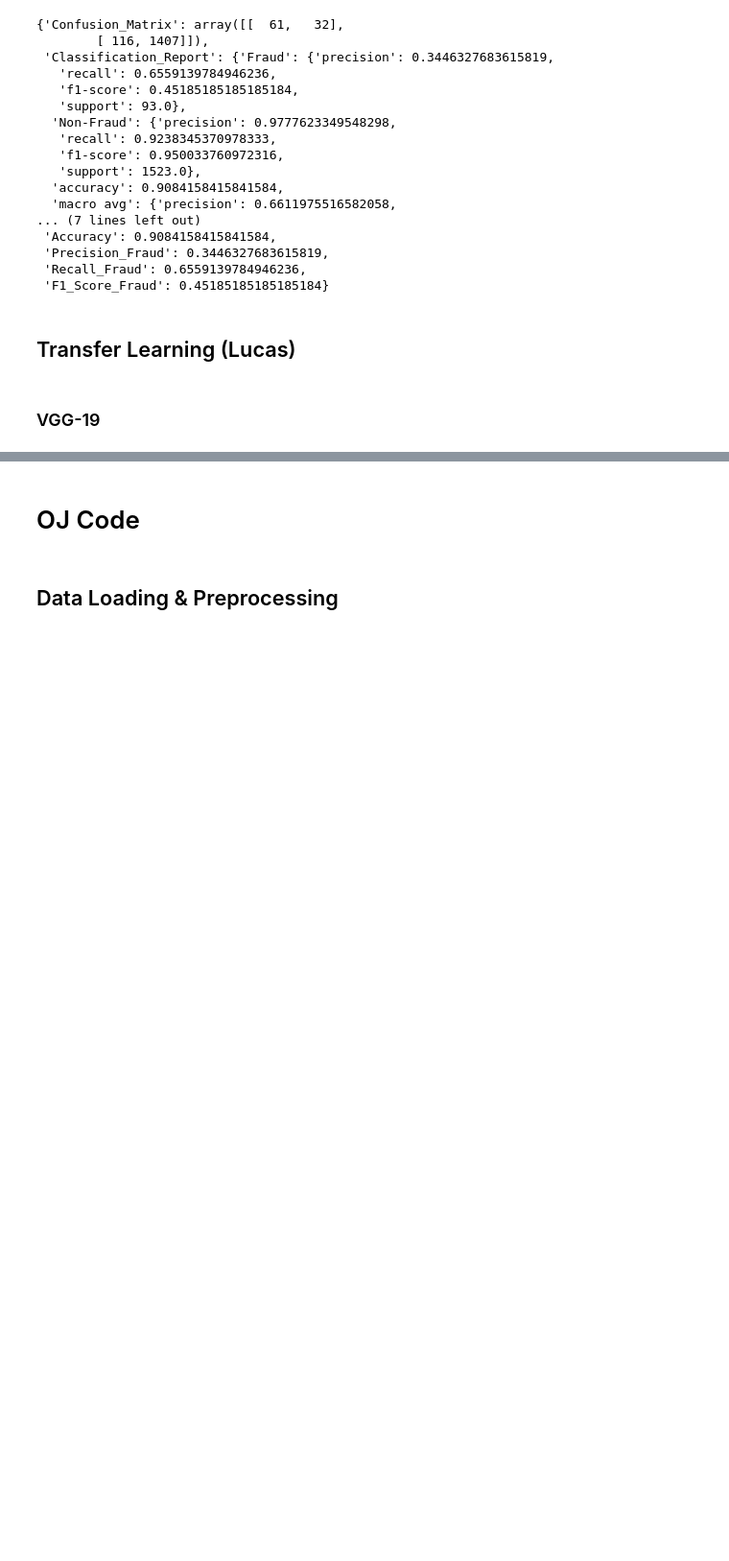
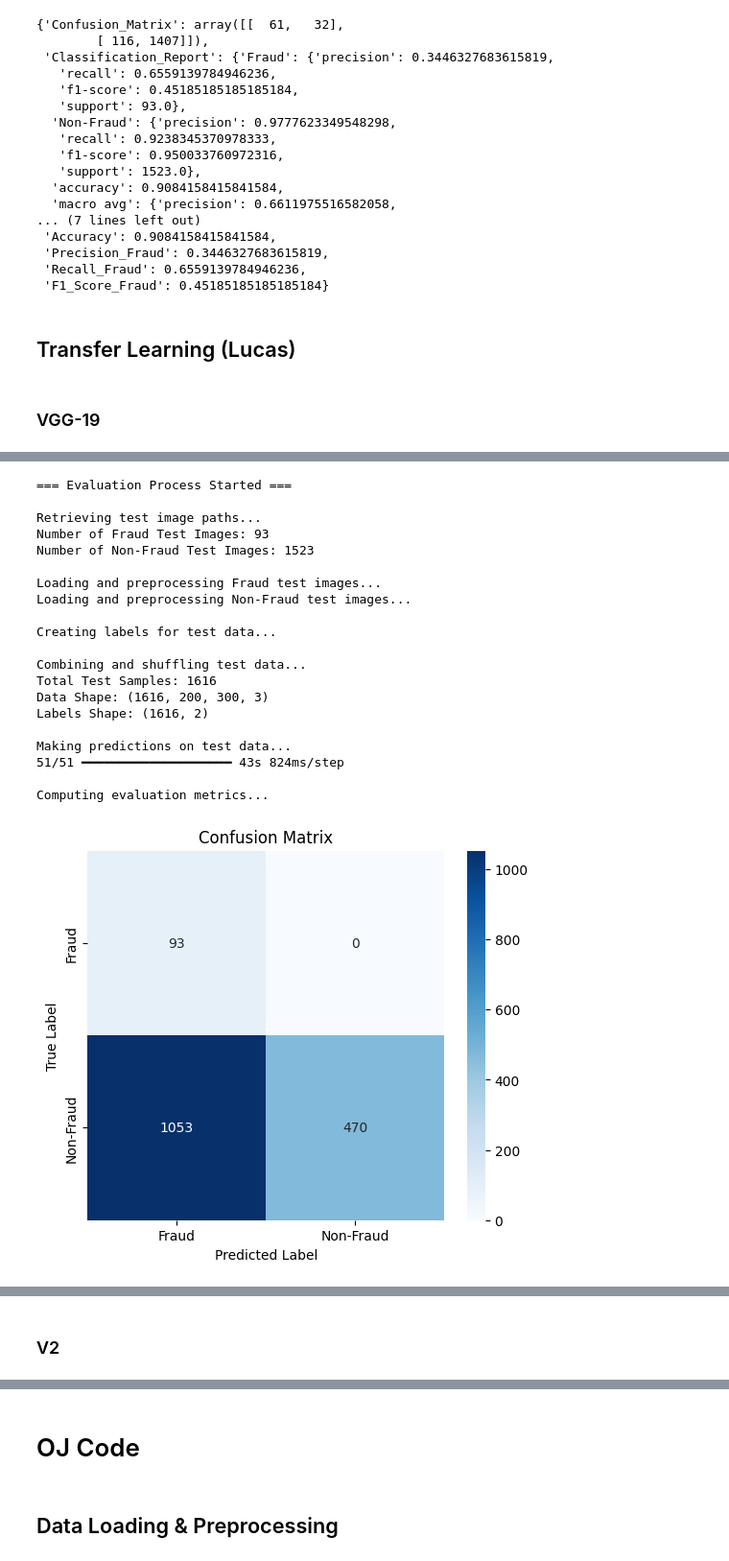
Before and after one commit to Lucas-Mueller/Beat-the-Model-Creation, a Jupyter notebook: Model_Creation.ipynb, the cells around one changed output, grey strips where cells are left out. Shown at 96% size. Drawn from its saved outputs; the diff is of its cells as text; code cells hidden in the pictures; blank space fills up the shorter version.

```diff
--- a/Model_Creation.ipynb
+++ b/Model_Creation.ipynb
@@ -36,2 +40,6 @@ resolution_vertical = 400
+# %%
+resolution_horizontal = 300
+resolution_vertical = 200
+color_channels = 1
 # %% [markdown]
 ## Data Loading & Preprocessing
@@ -504,7 +672,7 @@ os.environ['SSL_CERT_FILE'] = certifi.where()
 from keras.applications import VGG19
 
 # Load InceptionV3 model without the top layer and freeze its layers
-base_model_custom = VGG19(weights="imagenet", include_top=False, input_shape=(resolution_vertical, resolution_horizontal, 3))
+base_model_custom = VGG19(weights="imagenet", include_top=False, input_shape=(resolution_vertical, resolution_horizontal, color_channels))
 base_model_custom.trainable = False
 
 
@@ -513,13 +681,12 @@ base_model_custom.trainable = False
 x = base_model_custom.output
 x = layers.Conv2D(256, activation="relu", kernel_size=(2, 2), padding="VALID", name="VGG19_Conv2D_1")(x)
 x = layers.BatchNormalization(name="VGG19_BatchNormalization_1")(x)
-x = layers.Dropout(0.2, seed=42, name="VGG19_Dropout_1")(x)
+x = layers.Dropout(0.2, seed=42, name="VGG19_Dropout_2")(x)
 x = layers.Conv2D(128, activation="relu", kernel_size=(2, 2), padding="VALID", name="VGG19_Conv2D_2")(x)
 x = layers.BatchNormalization(name="VGG19_BatchNormalization_2")(x)
-x = layers.Conv2D(128, activation="relu", kernel_size=(2, 2), padding="VALID", name="VGG19_Conv2D_3")(x)
+x = layers.Conv2D(64, activation="relu", kernel_size=(2, 2), padding="VALID", name="VGG19_Conv2D_3")(x)
 x = layers.BatchNormalization(name="VGG19_BatchNormalization_3")(x)
 x = layers.GlobalAveragePooling2D(name="VGG19_GlobalAveragePooling2D")(x)
-x = layers.Dropout(0.2, seed=42, name="VGG19_Dropout_2")(x)
 x = layers.Flatten(name="VGG19_Flatten")(x)
 predictions = layers.Dense(2, activation="sigmoid", name="VGG19_Dense")(x)
 
@@ -527,8 +694,9 @@ predictions = layers.Dense(2, activation="sigmoid", name="VGG19_Dense")(x)
 VGG19_custom = Model(inputs=base_model_custom.input, outputs=predictions, name="VGG19_Model")
 
 VGG19_custom.compile(optimizer=keras.optimizers.Adam(),
-                     loss='binary_crossentropy',
-                     metrics=[F1Score()])
+                     loss='categorical_crossentropy',
+                     metrics=['accuracy'])
+
 
 VGG19_custom.summary()
 # %% [output]
@@ -560,0 +766,26 @@ Model: "VGG19_Model"
+# %%
+# V4
+
+# Define training parameters
+number_of_fraud = 372
+number_of_non_fraud = 400
+epochs_training = 10
+epochs_fit = 5
+batch_size = 64
+resolution_horizontal = resolution_horizontal
+resolution_vertical = resolution_vertical
+validation_split = 0.15
+
+# Train the model using the defined function
+trained_VGG19_v4 = train_model_in_batches(
+    model=VGG19_custom,
+    number_of_fraud=number_of_fraud,
+    number_of_non_fraud=number_of_non_fraud,
+    epochs_training=epochs_training,
+    epochs_fit=epochs_fit,
+    batch_size=batch_size,
+    resolution_horizontal=resolution_horizontal,
+    resolution_vertical=resolution_vertical,
+    validation_split=validation_split,
+    filepath_save= "models/VGG19_custom_4.keras"
+)
@@ -560,0 +878,24 @@ Model: "VGG19_Model"
+# %%
+evaluate_model(model=trained_VGG19_v4, resolution_horizontal=300, resolution_vertical=200)
+# %% [output]
+=== Evaluation Process Started ===
+
+Retrieving test image paths...
+Number of Fraud Test Images: 93
+Number of Non-Fraud Test Images: 1523
+
+Loading and preprocessing Fraud test images...
+Loading and preprocessing Non-Fraud test images...
+
+Creating labels for test data...
+
+Combining and shuffling test data...
+Total Test Samples: 1616
+Data Shape: (1616, 200, 300, 3)
+Labels Shape: (1616, 2)
+
+Making predictions on test data...
+51/51 ━━━━━━━━━━━━━━━━━━━━ 43s 824ms/step
+
+Computing evaluation metrics...
+[figure, added]
@@ -561,2 +935,4 @@ Model: "VGG19_Model"
+# %% [markdown]
+### V2
 # %%
 # Define training parameters
```
Also changed, not shown: parts of 39 cells of this notebook, 23 other files.
